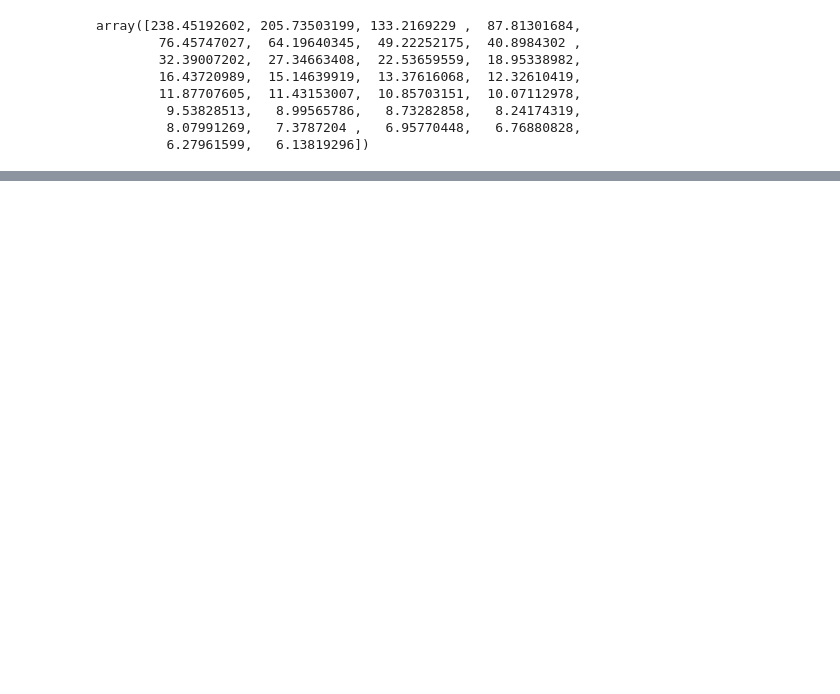
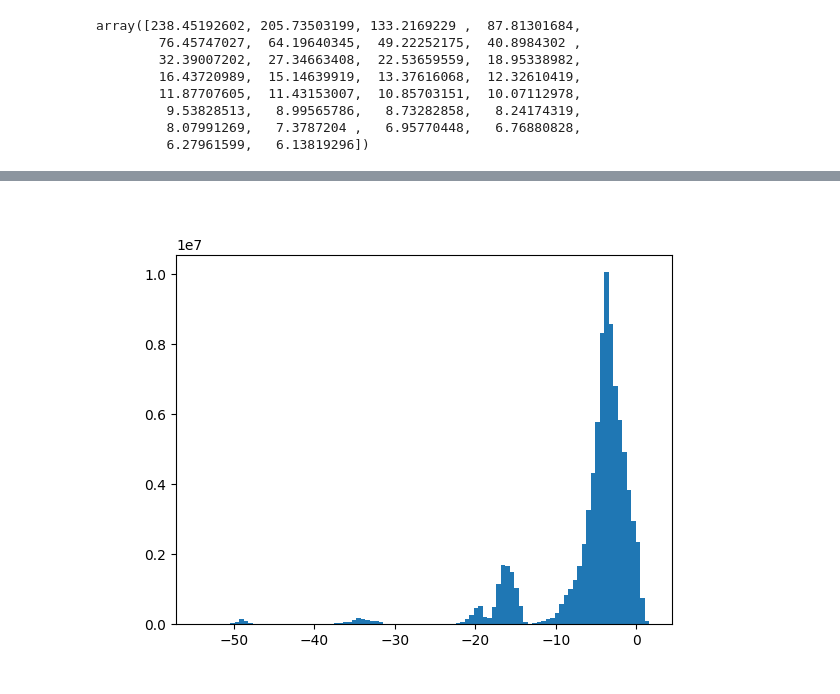
Before and after one commit to AllenInstitute/cplAE_MET, a Jupyter notebook: notebooks/Morphology_PCA.ipynb, the cells around one changed output, grey strips where cells are left out. Saved outputs shown, nothing was run; the diff lists cells and outputs as text; code cells hidden in the pictures; blank space fills up the shorter version.

```diff
--- a/notebooks/Morphology_PCA.ipynb
+++ b/notebooks/Morphology_PCA.ipynb
@@ -67,4 +69,6 @@ Threshold: 0.001 | Num components: 621 | Variance frac: 0.9999
 # %%
-matlab = deepcopy(met_data.MET)
-matlab["E_dat"] = scores
+scores = (X_flat - pca.mean_) @ pca.components_.T
+matlab = deepcopy(met_data)
+matlab["M_dat"] = scores
+matlab["PCA_vars"] = pca.explained_variance_
 sio.savemat(dest_name, matlab)
@@ -70,0 +83,8 @@ sio.savemat(dest_name, matlab)
+# %%
+x = np.log10(abs(scores.flatten()))
+x = x[~np.isinf(x)]
+(fig, ax) = plt.subplots(1, 1)
+ax.hist(x, 100)
+plt.show()
+# %% [output]
+[figure, added]
```
Also changed, not shown: parts of 14 cells of this notebook, 1 other file.
